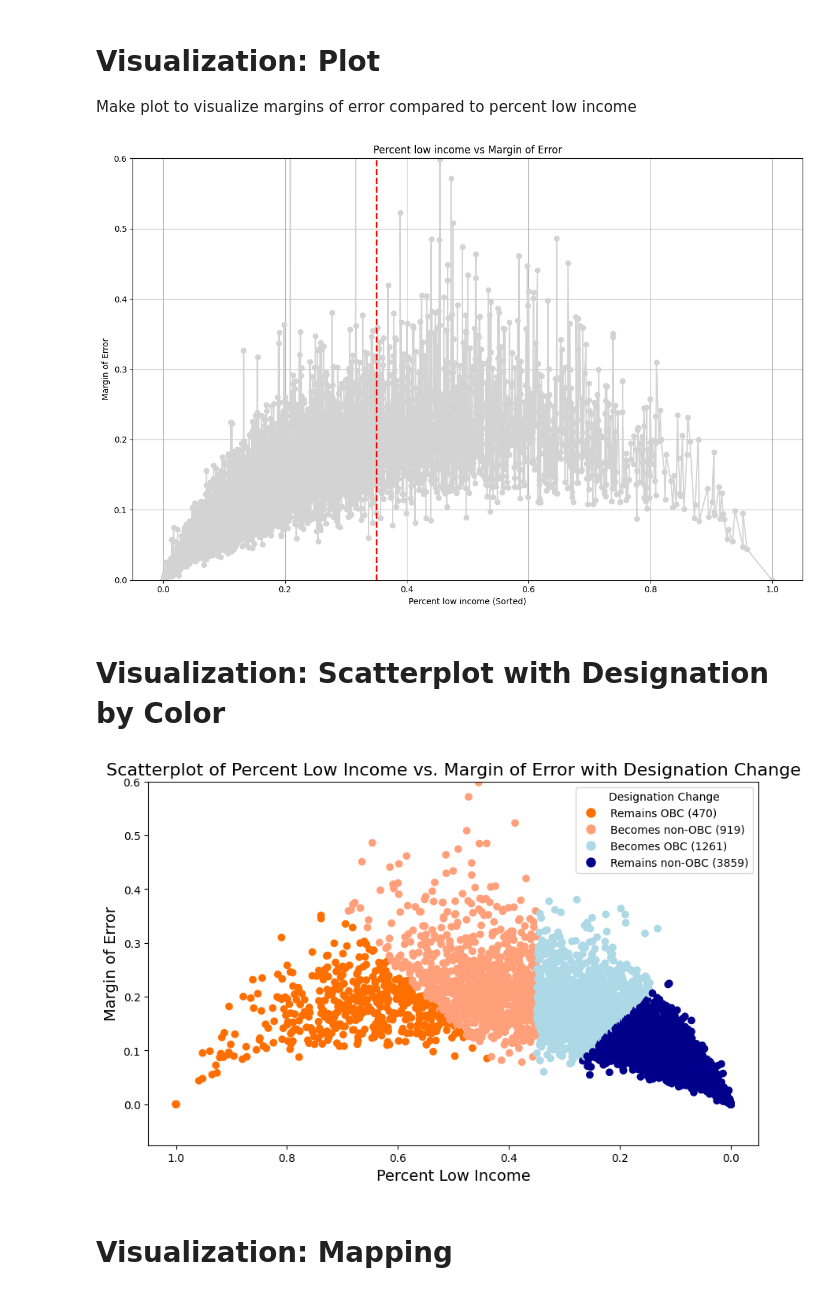
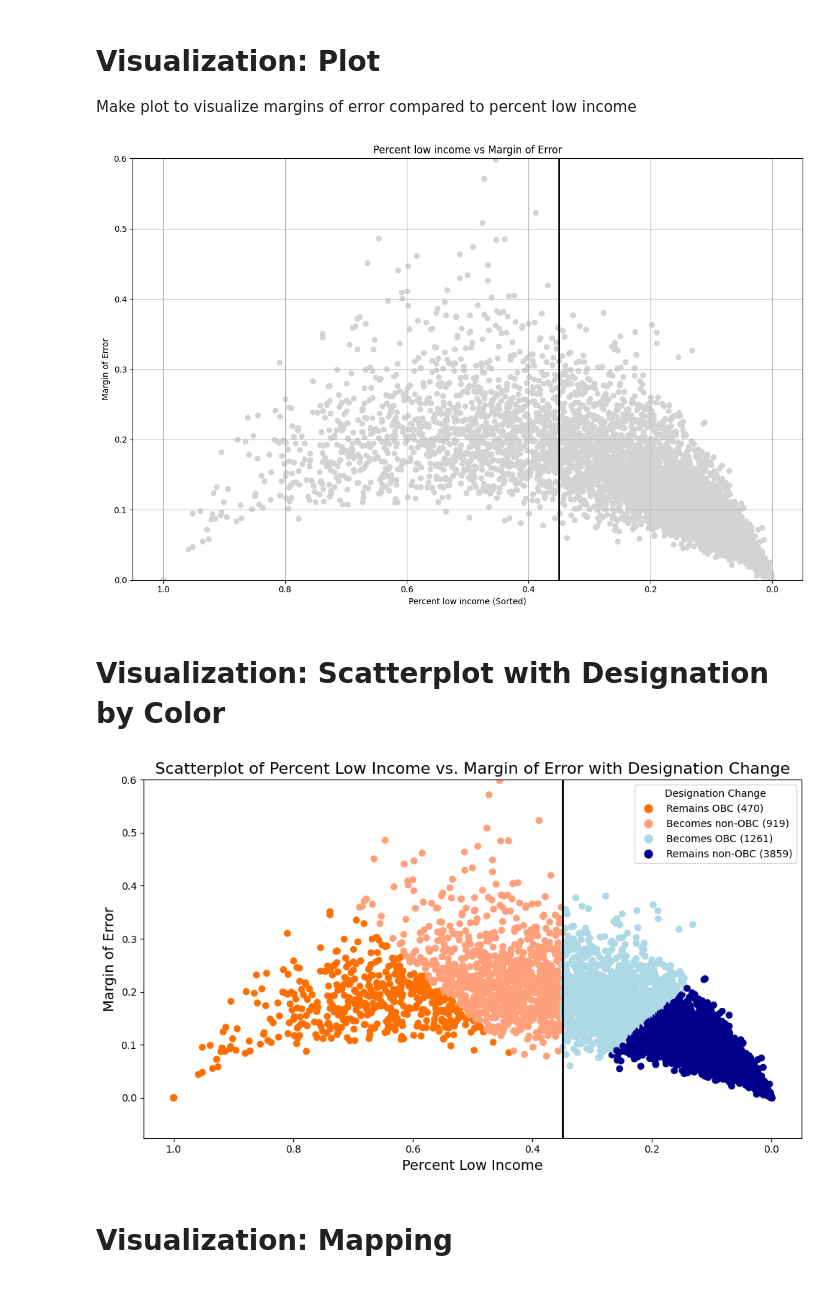
Before and after one commit to isleofaylaskye/NJ_MOE, a Jupyter notebook: jupyter_notebooks/mainfile.ipynb, the cells around one changed output. Cells and saved outputs as stored; diff of their text form; code cells hidden in the pictures.

```diff
--- a/jupyter_notebooks/mainfile.ipynb
+++ b/jupyter_notebooks/mainfile.ipynb
@@ -775,22 +775,25 @@ data_sorted = data.sort_values(by='Percent low income')
 
 # Step 3: Plotting
 plt.figure(figsize=(12, 8))
-plt.plot(data_sorted['Percent low income'], data_sorted['Margin of Error'], marker='o', linestyle='-', color='lightgray')
+plt.scatter(data_sorted['Percent low income'], data_sorted['Margin of Error'], marker='o', linestyle='-', color='lightgray')
 plt.xlabel('Percent low income (Sorted)')
 plt.ylabel('Margin of Error')
 plt.title('Percent low income vs Margin of Error')
 plt.grid(True)
 
+# Flip the x-axis
+plt.gca().invert_xaxis()
+# Set max value y-axis
 plt.ylim(0, 0.6)
 
 #mark 35% threshhold
-plt.axvline(x=0.35, color='red', linestyle='--', linewidth=2)
+plt.axvline(x=0.35, color='black', linewidth=2)
 plt.tight_layout()
 
 # Show the plot
 plt.show()
 # %% [output]
-[figure, old version]
+[figure, new version]
 # %% [markdown]
 # Visualization: Scatterplot with Designation by Color
 # %%
@@ -822,34 +825,38 @@ colors = data_sorted['Designation Change'].map(color_mapping).fillna('#808080')
 
 # Create the scatter plot
 plt.figure(figsize=(10, 6))
 plt.scatter(data_sorted['Percent low income'], data_sorted['Margin of Error'], c=colors)
 
 # Set labels and title with increased font sizes
 plt.xlabel('Percent Low Income', fontsize=14)
 plt.ylabel('Margin of Error', fontsize=14)
 plt.title('Scatterplot of Percent Low Income vs. Margin of Error with Designation Change', fontsize=16)
 
 # Flip the x-axis
 plt.gca().invert_xaxis()
 
 # Set the maximum value of the y-axis to 0.8
 plt.ylim(top=0.6)
 
 # Create custom legend handles with counts
 legend_handles = [
     Line2D([0], [0], marker='o', color='w', markerfacecolor=color_mapping[2], markersize=10, label=f'Remains OBC ({designation_counts.get(2, 0)})'),
     Line2D([0], [0], marker='o', color='w', markerfacecolor=color_mapping[4], markersize=10, label=f'Becomes non-OBC ({designation_counts.get(4, 0)})'),
     Line2D([0], [0], marker='o', color='w', markerfacecolor=color_mapping[3], markersize=10, label=f'Becomes OBC ({designation_counts.get(3, 0)})'),
     Line2D([0], [0], marker='o', color='w', markerfacecolor=color_mapping[1], markersize=10, label=f'Remains non-OBC ({designation_counts.get(1, 0)})')
 ]
 
 # Add legend to the plot
 plt.legend(title='Designation Change', handles=legend_handles)
 
+#mark 35% threshhold
+plt.axvline(x=0.35, color='black', linewidth=2)
+plt.tight_layout()
+
 # Show plot
 plt.show()
 # %% [output]
-[figure, old version]
+[figure, new version]
 # %% [markdown]
 # Visualization: Mapping
 # %% [markdown]
```
